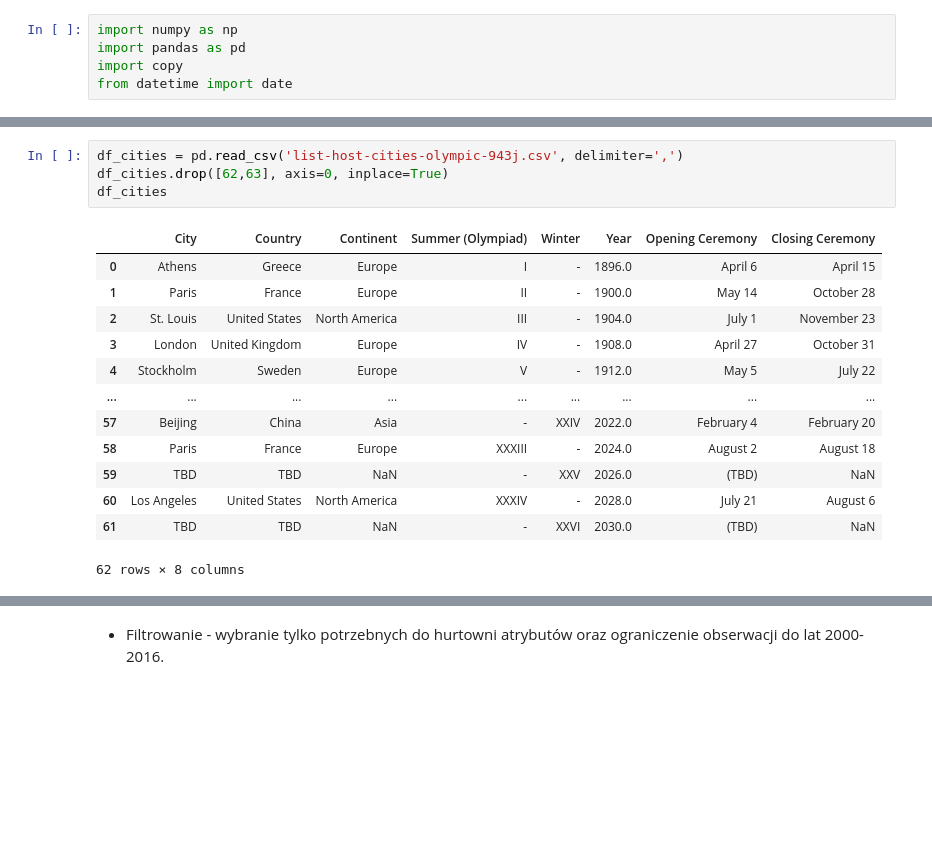
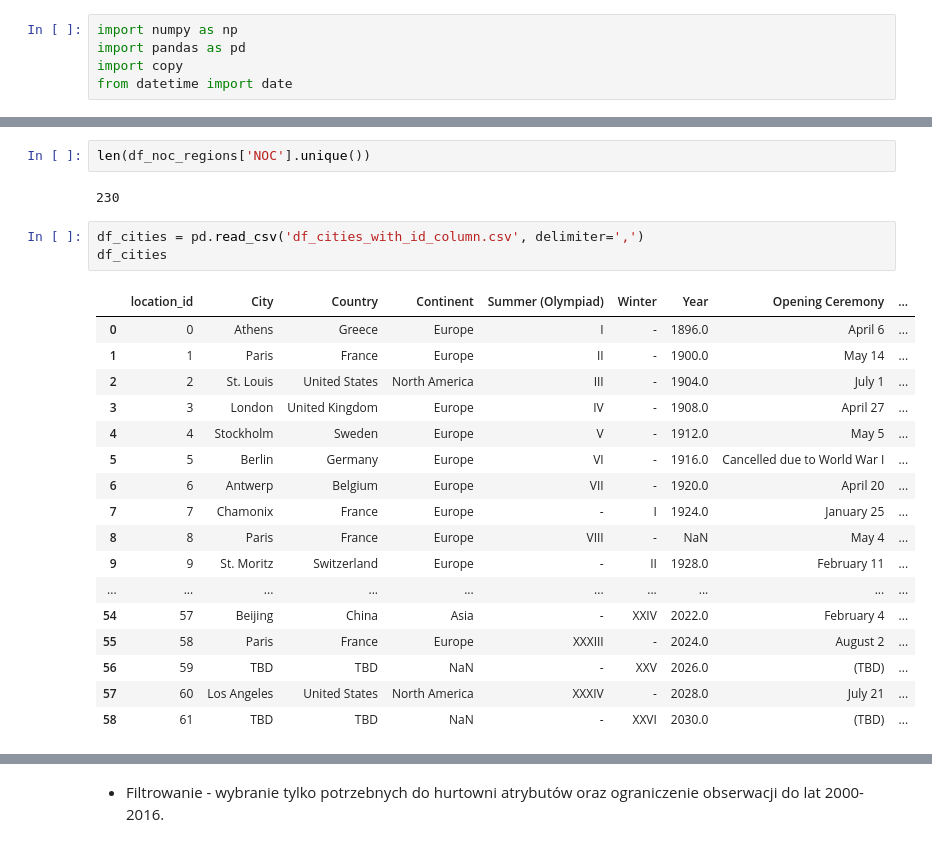
Before and after one commit to grudzienAda/hurtownie_project, a Jupyter notebook: ETL/table_transformations.ipynb, the cells around one changed output, grey strips where cells are left out. Drawn from its saved outputs; the diff is of its cells as text; blank space fills up the shorter version.

Commit message:
Updated table transforms

```diff
--- a/ETL/table_transformations.ipynb
+++ b/ETL/table_transformations.ipynb
@@ -36,22 +36,29 @@ df_noc_regions.head(3)
 | 0 | AFG | Afghanistan | NaN |
 | 1 | AHO | Curacao | Netherlands Antilles |
 | 2 | ALB | Albania | NaN |
+# %%
+len(df_noc_regions['NOC'].unique())
+# %% [output]
+230
 # %%
-df_cities = pd.read_csv('list-host-cities-olympic-943j.csv', delimiter=',')
-df_cities.drop([62,63], axis=0, inplace=True)
+df_cities = pd.read_csv('df_cities_with_id_column.csv', delimiter=',')
 df_cities
 # %% [output]
-|  | City | Country | Continent | Summer (Olympiad) | Winter | Year | Opening Ceremony | Closing Ceremony |
-| 0 | Athens | Greece | Europe | I | - | 1896.0 | April 6 | April 15 |
-| 1 | Paris | France | Europe | II | - | 1900.0 | May 14 | October 28 |
-| 2 | St. Louis | United States | North America | III | - | 1904.0 | July 1 | November 23 |
-| 3 | London | United Kingdom | Europe | IV | - | 1908.0 | April 27 | October 31 |
-| 4 | Stockholm | Sweden | Europe | V | - | 1912.0 | May 5 | July 22 |
-| ... | ... | ... | ... | ... | ... | ... | ... | ... |
-| 57 | Beijing | China | Asia | - | XXIV | 2022.0 | February 4 | February 20 |
-| 58 | Paris | France | Europe | XXXIII | - | 2024.0 | August 2 | August 18 |
-| 59 | TBD | TBD | NaN | - | XXV | 2026.0 | (TBD) | NaN |
-| 60 | Los Angeles | United States | North America | XXXIV | - | 2028.0 | July 21 | August 6 |
-| 61 | TBD | TBD | NaN | - | XXVI | 2030.0 | (TBD) | NaN |
+|  | location_id | City | Country | Continent | Summer (Olympiad) | Winter | Year | Opening Ceremony | ... |
+| 0 | 0 | Athens | Greece | Europe | I | - | 1896.0 | April 6 | ... |
+| 1 | 1 | Paris | France | Europe | II | - | 1900.0 | May 14 | ... |
+| 2 | 2 | St. Louis | United States | North America | III | - | 1904.0 | July 1 | ... |
+| 3 | 3 | London | United Kingdom | Europe | IV | - | 1908.0 | April 27 | ... |
+| 4 | 4 | Stockholm | Sweden | Europe | V | - | 1912.0 | May 5 | ... |
+| 5 | 5 | Berlin | Germany | Europe | VI | - | 1916.0 | Cancelled due to World War I | ... |
+| 6 | 6 | Antwerp | Belgium | Europe | VII | - | 1920.0 | April 20 | ... |
+| 7 | 7 | Chamonix | France | Europe | - | I | 1924.0 | January 25 | ... |
+| 8 | 8 | Paris | France | Europe | VIII | - | NaN | May 4 | ... |
+| 9 | 9 | St. Moritz | Switzerland | Europe | - | II | 1928.0 | February 11 | ... |
+| ... | ... | ... | ... | ... | ... | ... | ... | ... | ... |
+| 54 | 57 | Beijing | China | Asia | - | XXIV | 2022.0 | February 4 | ... |
+| 55 | 58 | Paris | France | Europe | XXXIII | - | 2024.0 | August 2 | ... |
+| 56 | 59 | TBD | TBD | NaN | - | XXV | 2026.0 | (TBD) | ... |
+| 57 | 60 | Los Angeles | United States | North America | XXXIV | - | 2028.0 | July 21 | ... |
+| 58 | 61 | TBD | TBD | NaN | - | XXVI | 2030.0 | (TBD) | ... |
-62 rows × 8 columns
 # %%
```
Also changed, not shown: parts of 62 cells of this notebook.
